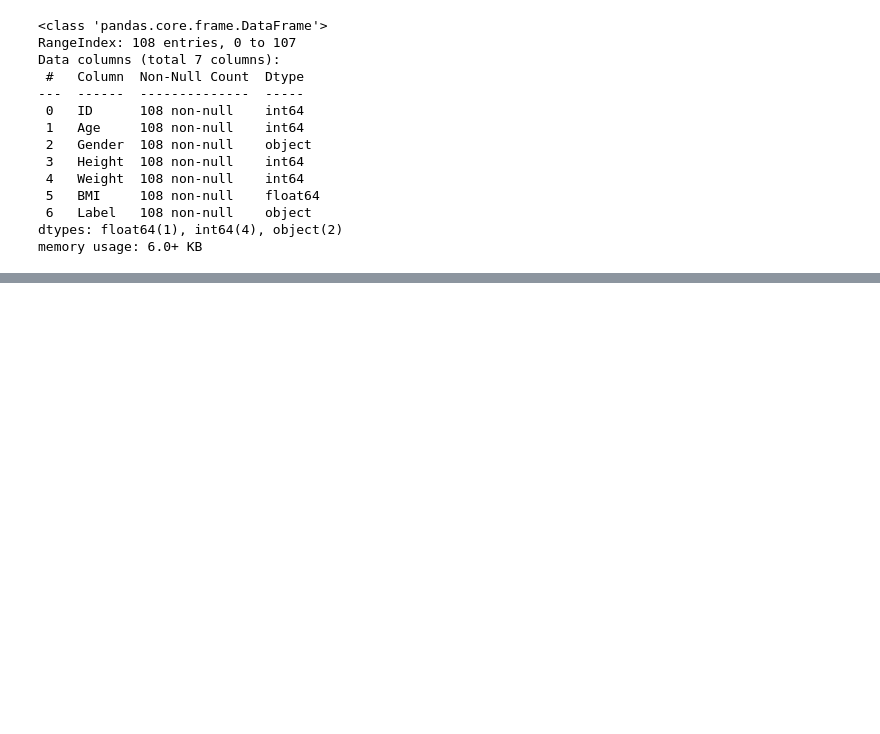
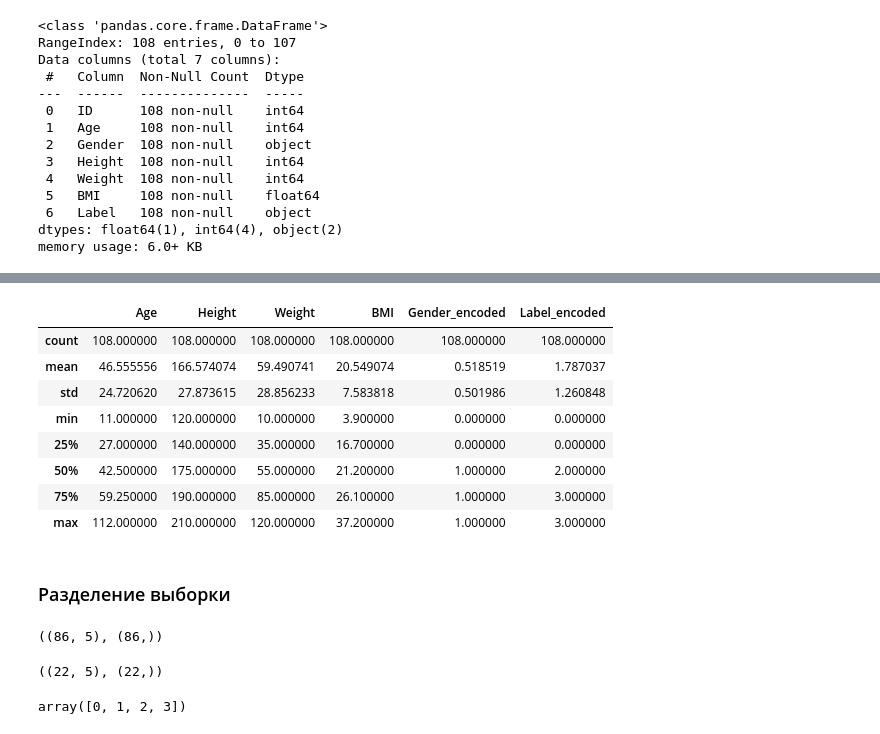
Before and after one commit to victobes/bmstu-course-TMO-2025, a Jupyter notebook: labs/TMO_lab3.ipynb, the cells around one changed output, grey strips where cells are left out. Saved outputs shown, nothing was run; the diff lists cells and outputs as text; code cells hidden in the pictures; blank space fills up the shorter version.

```diff
--- a/labs/TMO_lab3.ipynb
+++ b/labs/TMO_lab3.ipynb
@@ -53,0 +76,13 @@ Name: Label, dtype: object
+# %%
+# Удалим колонку ID
+data.drop(columns=['ID'], axis=1, inplace=True)
+# %%
+# Кодируем категориальные признаки Gender и Label
+from sklearn.preprocessing import LabelEncoder
+
+label_encoder = LabelEncoder()
+columns_to_encode = ['Gender', 'Label']
+for col in columns_to_encode:
+    data[col + '_encoded'] = label_encoder.fit_transform(data[col])
+
+data.head()
@@ -53,0 +106,14 @@ Name: Label, dtype: object
+# %%
+data.describe() # -> масштабирование не требуется
+# %% [output]
+|  | Age | Height | Weight | BMI | Gender_encoded | Label_encoded |
+| count | 108.000000 | 108.000000 | 108.000000 | 108.000000 | 108.000000 | 108.000000 |
+| mean | 46.555556 | 166.574074 | 59.490741 | 20.549074 | 0.518519 | 1.787037 |
+| std | 24.720620 | 27.873615 | 28.856233 | 7.583818 | 0.501986 | 1.260848 |
+| min | 11.000000 | 120.000000 | 10.000000 | 3.900000 | 0.000000 | 0.000000 |
+| 25% | 27.000000 | 140.000000 | 35.000000 | 16.700000 | 0.000000 | 0.000000 |
+| 50% | 42.500000 | 175.000000 | 55.000000 | 21.200000 | 1.000000 | 2.000000 |
+| 75% | 59.250000 | 190.000000 | 85.000000 | 26.100000 | 1.000000 | 3.000000 |
+| max | 112.000000 | 210.000000 | 120.000000 | 37.200000 | 1.000000 | 3.000000 |
+# %% [markdown]
+### Разделение выборки
@@ -53,0 +127,14 @@ Name: Label, dtype: object
+# %%
+# Размер обучающей выборки
+X_train.shape, Y_train.shape
+# %% [output]
+((86, 5), (86,))
+# %%
+# Размер тестовой выборки
+X_test.shape, Y_test.shape
+# %% [output]
+((22, 5), (22,))
+# %%
+np.unique(Y_train)
+# %% [output]
+array([0, 1, 2, 3])
```
Also changed, not shown: parts of 24 cells of this notebook.
